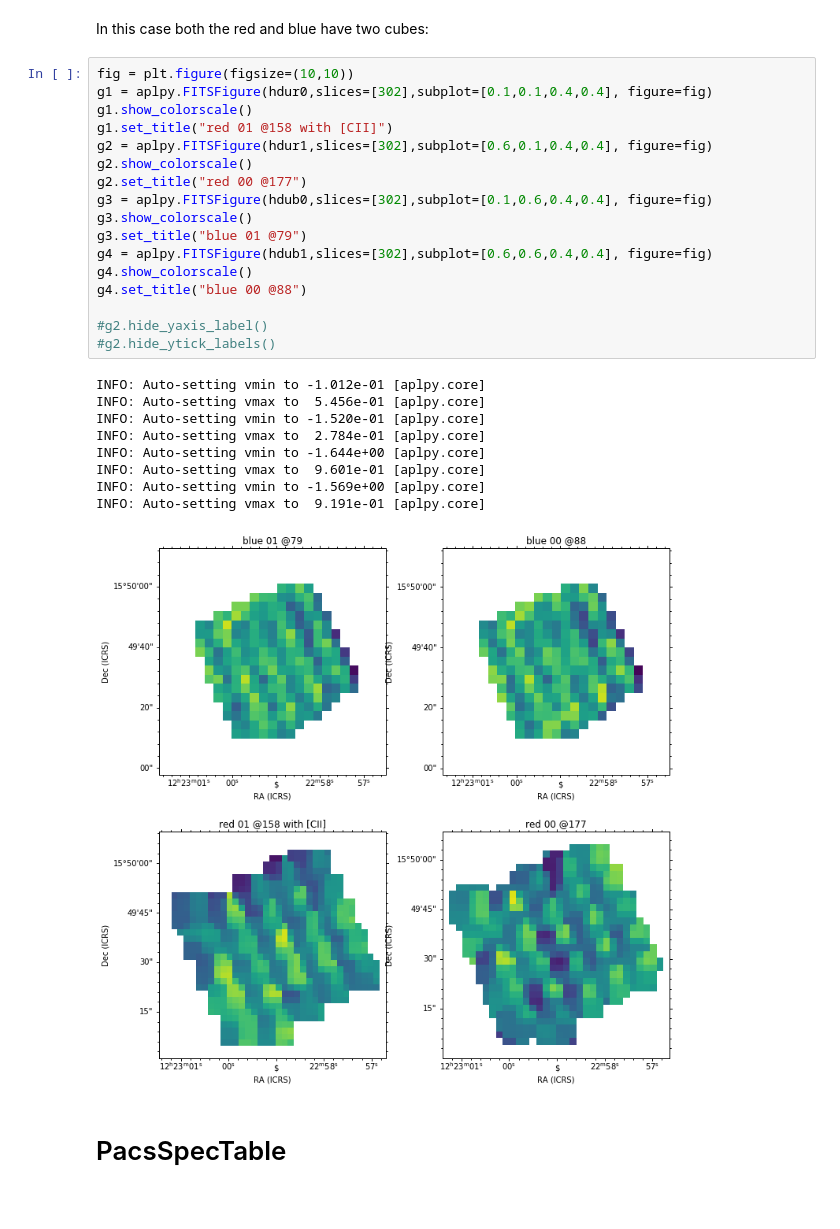
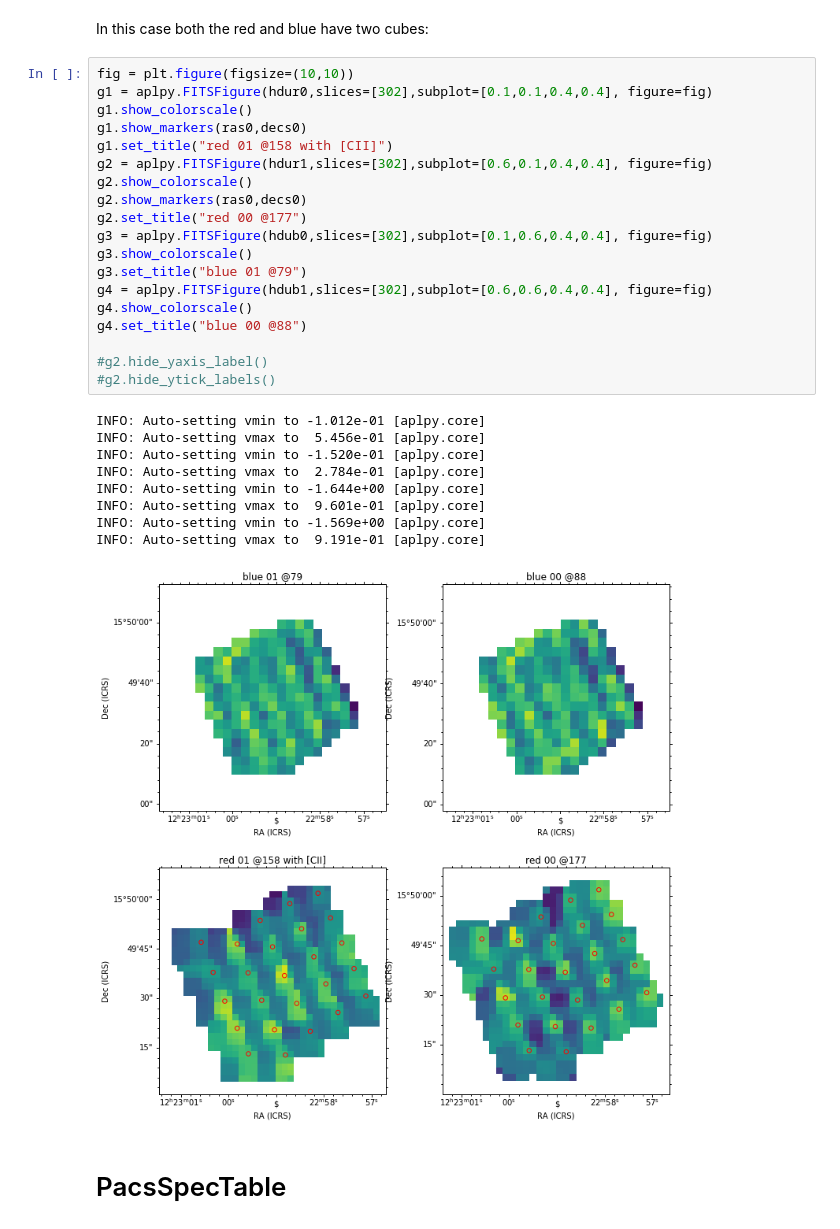
Before and after one commit to teuben/herplot, a Jupyter notebook: ngc4321.ipynb, the cells around one changed output. Saved outputs shown, nothing was run; the diff lists cells and outputs as text.

Commit message:
fix plots

```diff
--- a/ngc4321.ipynb
+++ b/ngc4321.ipynb
@@ -540,30 +539,32 @@ In this case both the red and blue have two cubes:
 # %%
 fig = plt.figure(figsize=(10,10))
 g1 = aplpy.FITSFigure(hdur0,slices=[302],subplot=[0.1,0.1,0.4,0.4], figure=fig)
 g1.show_colorscale()
+g1.show_markers(ras0,decs0)
 g1.set_title("red 01 @158 with [CII]")
 g2 = aplpy.FITSFigure(hdur1,slices=[302],subplot=[0.6,0.1,0.4,0.4], figure=fig)
 g2.show_colorscale()
+g2.show_markers(ras0,decs0)
 g2.set_title("red 00 @177")
 g3 = aplpy.FITSFigure(hdub0,slices=[302],subplot=[0.1,0.6,0.4,0.4], figure=fig)
 g3.show_colorscale()
 g3.set_title("blue 01 @79")
 g4 = aplpy.FITSFigure(hdub1,slices=[302],subplot=[0.6,0.6,0.4,0.4], figure=fig)
 g4.show_colorscale()
 g4.set_title("blue 00 @88")
 
 #g2.hide_yaxis_label()
 #g2.hide_ytick_labels()
 # %% [output]
 INFO: Auto-setting vmin to -1.012e-01 [aplpy.core]
 INFO: Auto-setting vmax to  5.456e-01 [aplpy.core]
 INFO: Auto-setting vmin to -1.520e-01 [aplpy.core]
 INFO: Auto-setting vmax to  2.784e-01 [aplpy.core]
 INFO: Auto-setting vmin to -1.644e+00 [aplpy.core]
 INFO: Auto-setting vmax to  9.601e-01 [aplpy.core]
 INFO: Auto-setting vmin to -1.569e+00 [aplpy.core]
 INFO: Auto-setting vmax to  9.191e-01 [aplpy.core]
-[figure, old version]
+[figure, new version]
 # %% [markdown]
 # PacsSpecTable
 # %%
```
Also changed, not shown: parts of 9 cells of this notebook.
